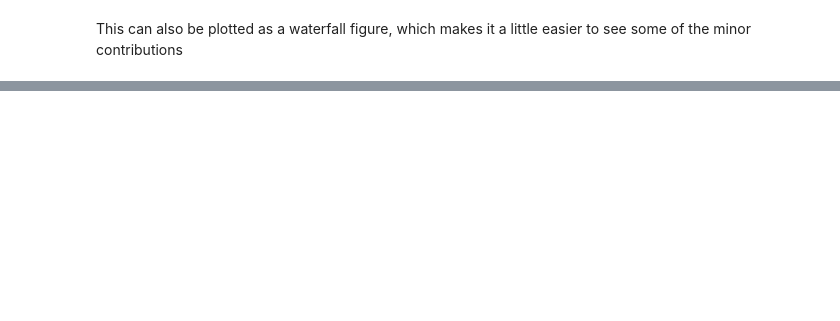
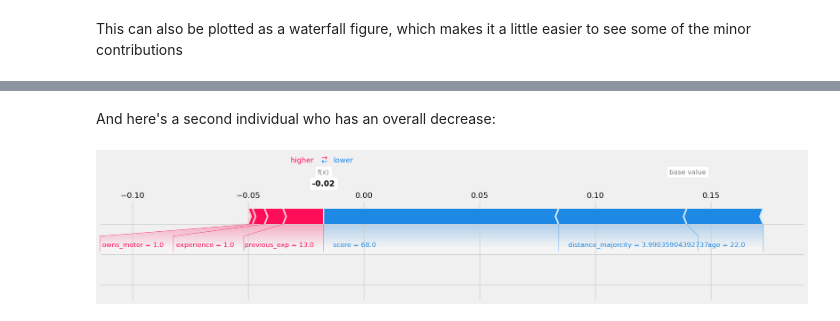
Before and after one commit to simonbrewer/GEOG6960_Causal, a Jupyter notebook: GEOG6960_Week12_2.ipynb, the cells around one changed output, grey strips where cells are left out. Drawn from its saved outputs; the diff is of its cells as text; code cells hidden in the pictures; blank space fills up the shorter version.

```diff
--- a/GEOG6960_Week12_2.ipynb
+++ b/GEOG6960_Week12_2.ipynb
@@ -406,0 +407,7 @@ shap.plots.waterfall(shap_values['placement']['treatment_1'][ind])
+# %% [markdown]
+And here's a second individual who has an overall decrease:
+# %%
+ind=200
+shap.plots.force(shap_values['placement']['treatment_1'][ind], matplotlib=True)
+# %% [output]
+[figure, added]
```
Also changed, not shown: parts of 21 cells of this notebook.
